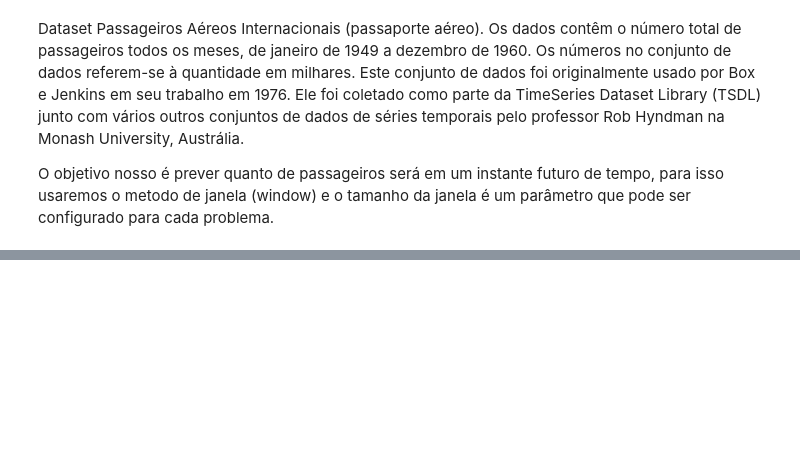
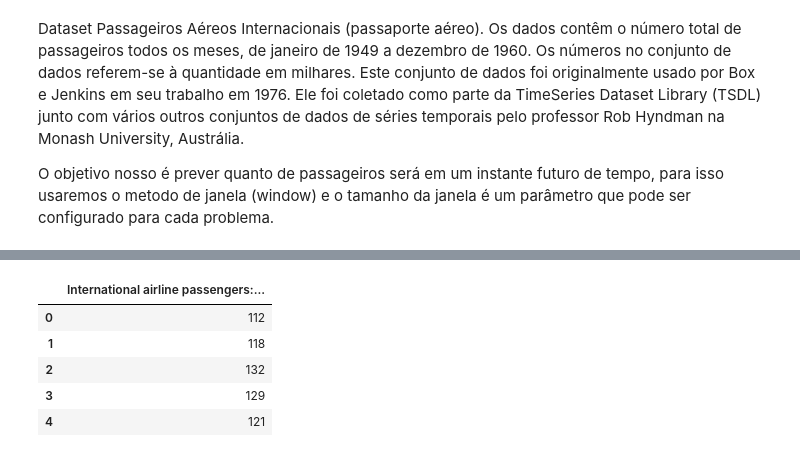
Before and after one commit to FIAPON/fiap-deep-learning, a Jupyter notebook: RNNS/LSTM-passagers.ipynb, the cells around one changed output, grey strips where cells are left out. Saved outputs shown, nothing was run; the diff lists cells and outputs as text; code cells hidden in the pictures; blank space fills up the shorter version.

```diff
--- a/RNNS/LSTM-passagers.ipynb
+++ b/RNNS/LSTM-passagers.ipynb
@@ -21,5 +36,11 @@ numpy.random.seed(7)
 # %%
 # Carrega o dataset
 dataframe = pandas.read_csv('dataset/passageiros.csv', usecols = [1], engine = 'python', skipfooter = 3)
-dataset = dataframe.values
-dataset = dataset.astype('float32')
+dataframe.head()
+# %% [output]
+|  | International airline passengers:... |
+| 0 | 112 |
+| 1 | 118 |
+| 2 | 132 |
+| 3 | 129 |
+| 4 | 121 |
```
Also changed, not shown: parts of 11 cells of this notebook.
